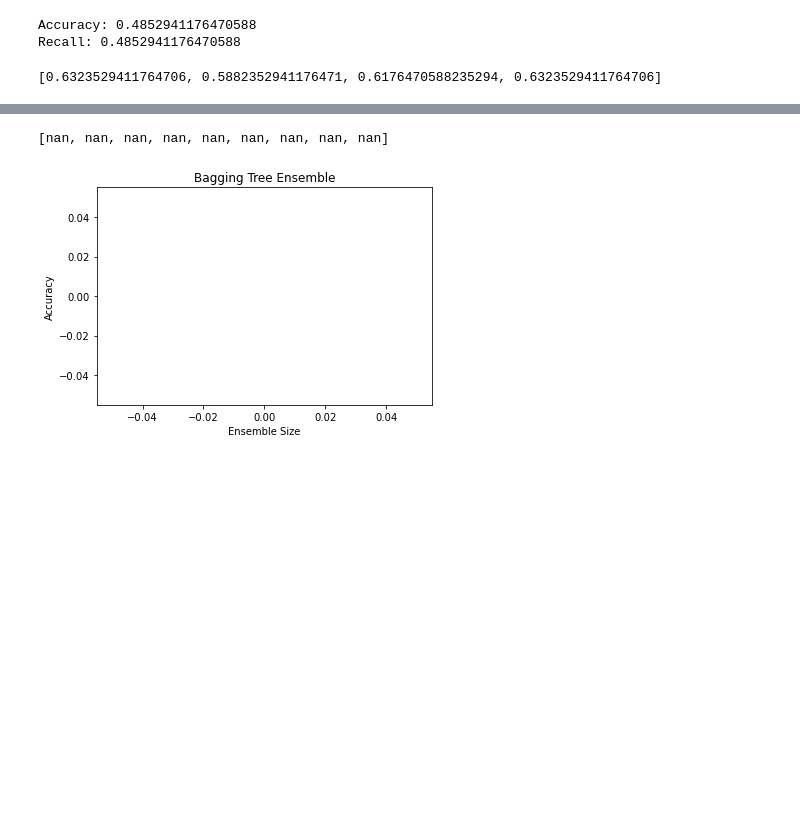
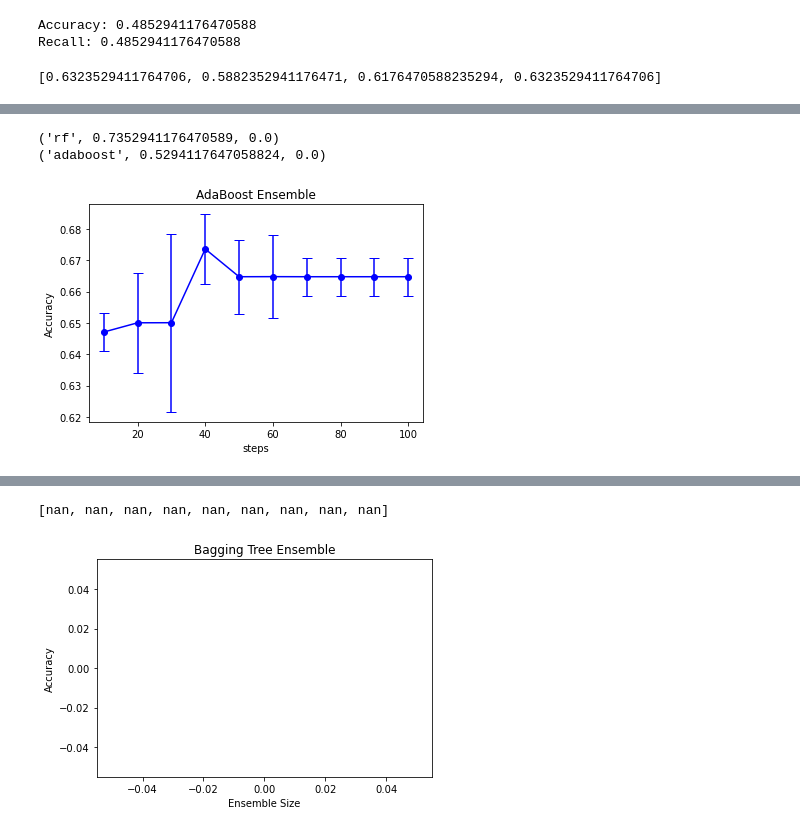
Before and after one commit to divyakumar95/HumanCount, a Jupyter notebook: MachineLearning-CA01.ipynb, the cells around one changed output, grey strips where cells are left out. Saved outputs shown, nothing was run; the diff lists cells and outputs as text; code cells hidden in the pictures; blank space fills up the shorter version.

```diff
--- a/MachineLearning-CA01.ipynb
+++ b/MachineLearning-CA01.ipynb
@@ -260,0 +300,44 @@ Accuracy:   (0.6735, 0.058, 'random forest')
+# %%
+import numpy as np
+
+def evaluate_model(model, X, y):
+  mc=10
+  acc = [] ### Blank vector
+  for i in range(mc):
+    X_train,X_test,y_train,y_test=train_test_split(X,y,test_size=0.1)# split dataset
+    dt = model.fit(X_train,y_train) # fit the model
+    YPred = dt.predict(X_test) # predict
+    a = accuracy_score(y_test,YPred) # compute accuracy
+    acc.append(a) # append accuracy
+    return np.mean(acc)
+# %%
+from numpy import mean, std
+from sklearn.metrics import accuracy_score
+# get the models to evaluate
+models = get_models()
+# evaluate the models and store results
+results, names = list(), list()
+for name, model in models.items():
+	scores = evaluate_model(model, X, y)
+	results.append(scores)
+	names.append(name)
+	print(  (name, mean(scores), std(scores)))
+# %% [output]
+('rf', 0.7352941176470589, 0.0)
+('adaboost', 0.5294117647058824, 0.0)
+# %%
+num_est = np.arange(10,110,10)
+bg_clf_cv_mean = []
+bg_clf_cv_std = []
+for n_est in num_est:
+    rf = RandomForestClassifier(n_estimators = n_est, criterion='entropy')
+    scores = cross_val_score(rf, X, y, cv=3, scoring='accuracy')
+    bg_clf_cv_mean.append(scores.mean())
+    bg_clf_cv_std.append(scores.std())
+# %%
+plt.figure()
+plt.errorbar(num_est, bg_clf_cv_mean, yerr=bg_clf_cv_std,c='blue', fmt='-o', capsize=5)
+plt.ylabel('Accuracy'); plt.xlabel('steps'); plt.title('AdaBoost Ensemble');
+plt.show()
+# %% [output]
+[figure, added]
```
Also changed, not shown: parts of 39 cells of this notebook.
